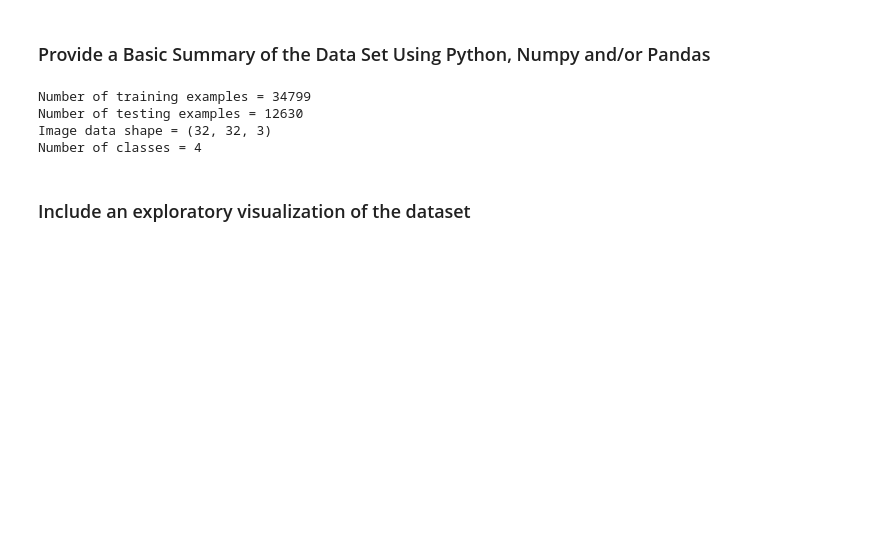
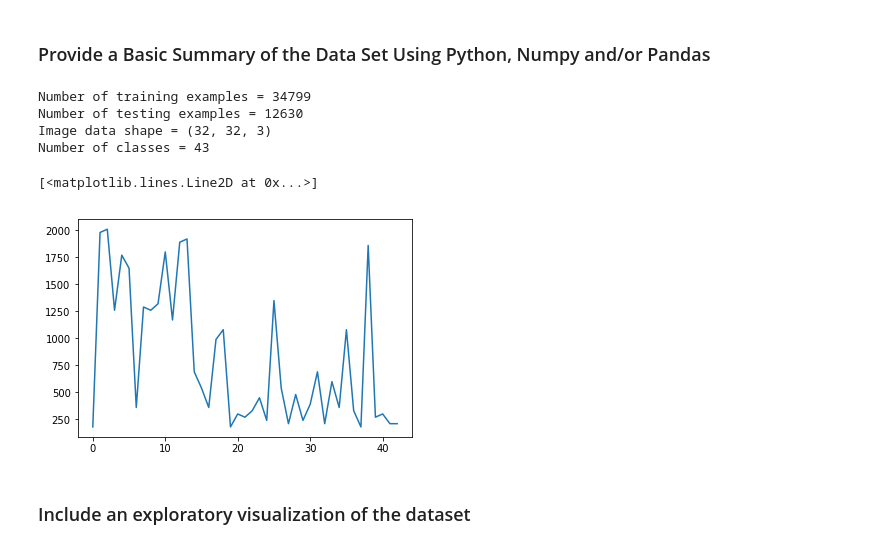
Before and after one commit to thomasdunlap/TensorFlow-Traffic-Sign-Classification, a Jupyter notebook: Traffic_Sign_Classifier.ipynb, the cells around one changed output. Saved outputs shown, nothing was run; the diff lists cells and outputs as text; code cells hidden in the pictures; blank space fills up the shorter version.

```diff
--- a/Traffic_Sign_Classifier.ipynb
+++ b/Traffic_Sign_Classifier.ipynb
@@ -63,31 +66,37 @@ Complete the basic data summary below. Use python, numpy and/or pandas methods t
 # %%
 ### Replace each question mark with the appropriate value.
 ### Use python, pandas or numpy methods rather than hard coding the results
 
 # TODO: Number of training examples
 n_train = len(X_train)
 
 # TODO: Number of validation examples
 n_validation = len(X_valid)
 
 # TODO: Number of testing examples.
 n_test = len(X_test)
 
 # TODO: What's the shape of an traffic sign image?
 image_shape = X_train[0].shape
 
 # TODO: How many unique classes/labels there are in the dataset.
-n_classes = len(train)
+n_classes = len(np.unique(y_train))
 
 print("Number of training examples =", n_train)
 print("Number of testing examples =", n_test)
 print("Image data shape =", image_shape)
 print("Number of classes =", n_classes)
+
+plt.figure()
+hist_train = np.histogram(y_train,n_classes)
+plt.plot(np.arange(0,n_classes,1),hist_train[0])
 # %% [output]
 Number of training examples = 34799
 Number of testing examples = 12630
 Image data shape = (32, 32, 3)
-Number of classes = 4
+Number of classes = 43
+[<matplotlib.lines.Line2D at 0x...>]
+[figure, added]
 # %% [markdown]
 ### Include an exploratory visualization of the dataset
 # %% [markdown]
```
Also changed, not shown: parts of 9 cells of this notebook.
